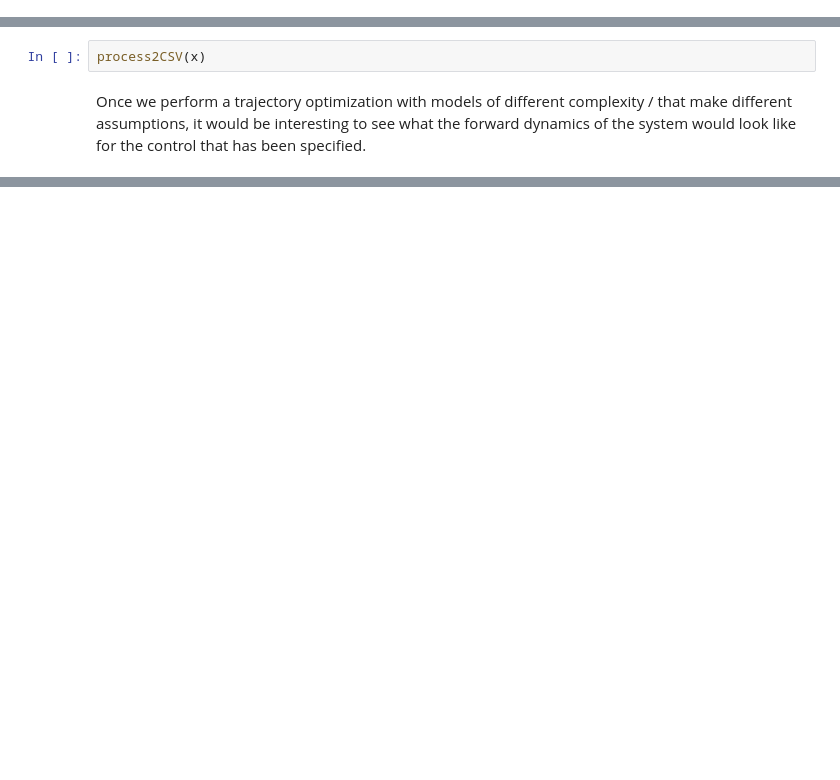
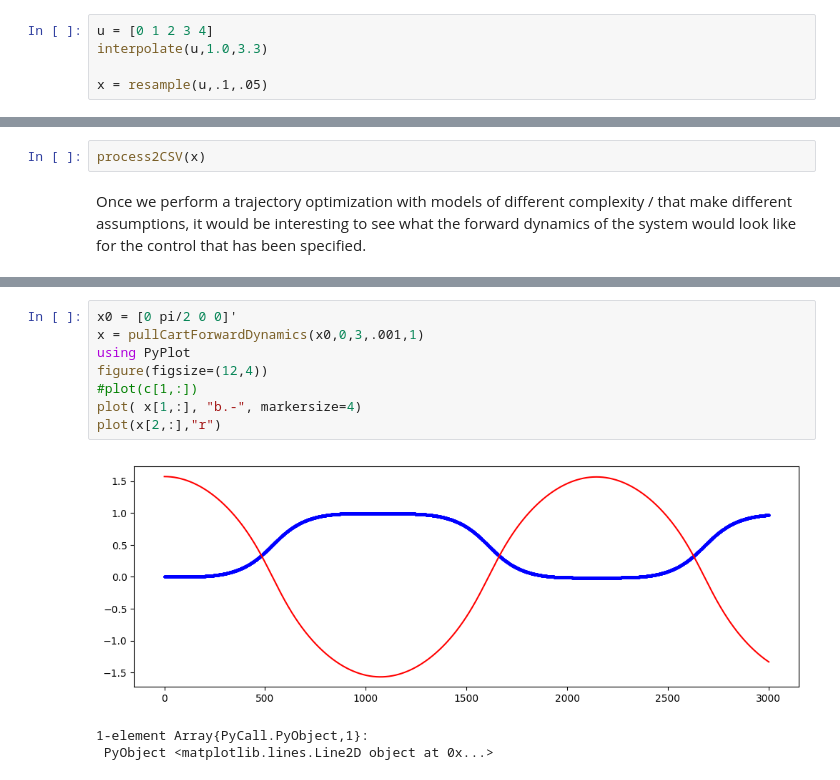
Before and after one commit to the1kieran/pullCartTrajOpt, a Jupyter notebook: finalProject/AlexProject.ipynb, the cells around one changed output, grey strips where cells are left out. Cells and saved outputs as stored; diff of their text form; blank space fills up the shorter version.

```diff
--- a/finalProject/AlexProject.ipynb
+++ b/finalProject/AlexProject.ipynb
@@ -215,0 +295,5 @@ end
+# %%
+u = [0 1 2 3 4]
+interpolate(u,1.0,3.3)
+
+x = resample(u,.1,.05)
@@ -274,0 +433,12 @@
+# %%
+x0 = [0 pi/2 0 0]'
+x = pullCartForwardDynamics(x0,0,3,.001,1)
+using PyPlot
+figure(figsize=(12,4))
+#plot(c[1,:])
+plot( x[1,:], "b.-", markersize=4)
+plot(x[2,:],"r")
+# %% [output]
+[figure, added]
+1-element Array{PyCall.PyObject,1}:
+ PyObject <matplotlib.lines.Line2D object at 0x...>
```
Also changed, not shown: parts of 12 cells of this notebook.
